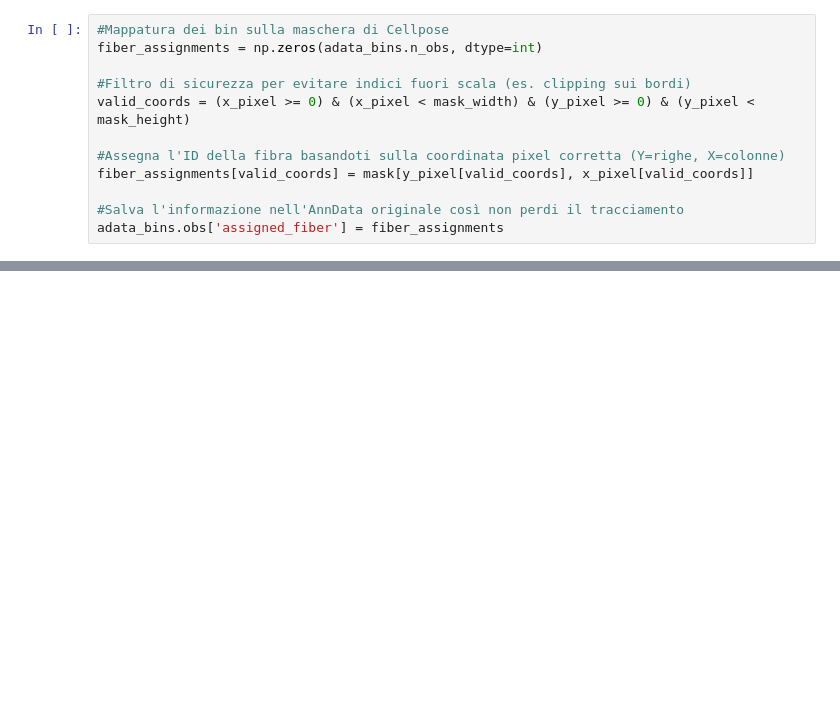
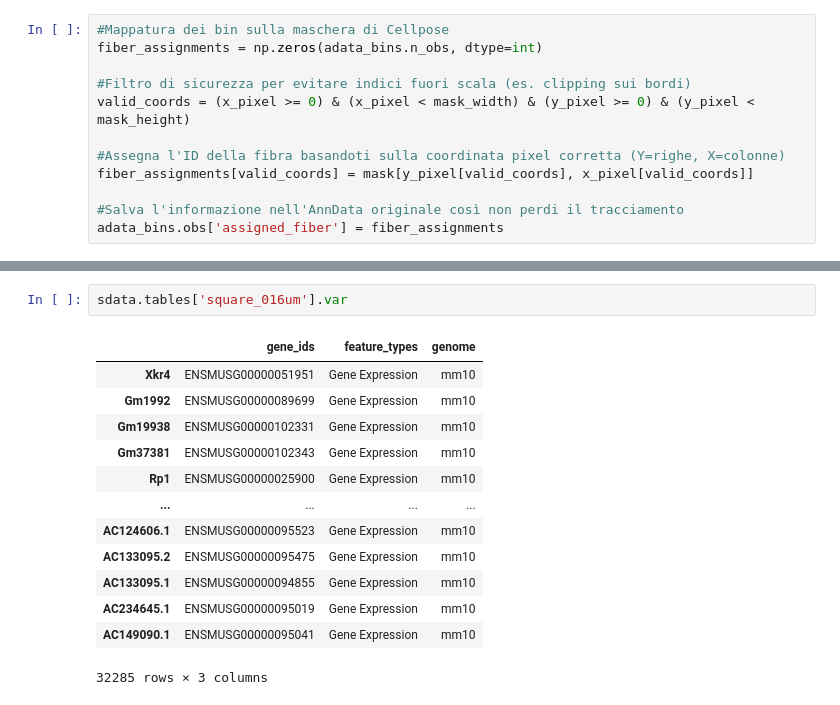
Before and after one commit to Rankstrait/Spatial-Transcriptomic, a Jupyter notebook: notebooks/fibers_assignment.ipynb, the cells around one changed output, grey strips where cells are left out. Saved outputs shown, nothing was run; the diff lists cells and outputs as text; blank space fills up the shorter version.

```diff
--- a/notebooks/fibers_assignment.ipynb
+++ b/notebooks/fibers_assignment.ipynb
@@ -179,0 +263,16 @@ sdata.tables['filtered'].obs
+# %%
+sdata.tables['square_016um'].var
+# %% [output]
+|  | gene_ids | feature_types | genome |
+| Xkr4 | ENSMUSG00000051951 | Gene Expression | mm10 |
+| Gm1992 | ENSMUSG00000089699 | Gene Expression | mm10 |
+| Gm19938 | ENSMUSG00000102331 | Gene Expression | mm10 |
+| Gm37381 | ENSMUSG00000102343 | Gene Expression | mm10 |
+| Rp1 | ENSMUSG00000025900 | Gene Expression | mm10 |
+| ... | ... | ... | ... |
+| AC124606.1 | ENSMUSG00000095523 | Gene Expression | mm10 |
+| AC133095.2 | ENSMUSG00000095475 | Gene Expression | mm10 |
+| AC133095.1 | ENSMUSG00000094855 | Gene Expression | mm10 |
+| AC234645.1 | ENSMUSG00000095019 | Gene Expression | mm10 |
+| AC149090.1 | ENSMUSG00000095041 | Gene Expression | mm10 |
+32285 rows × 3 columns
```
Also changed, not shown: parts of 60 cells of this notebook, 5 other files.
